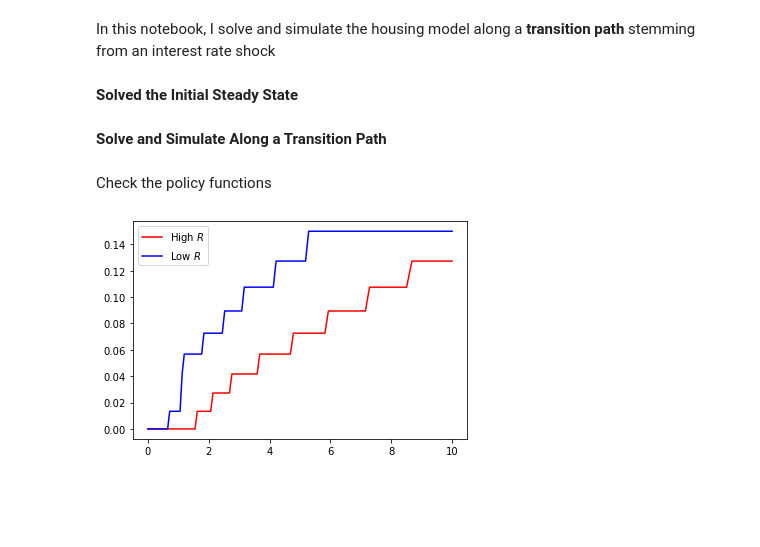
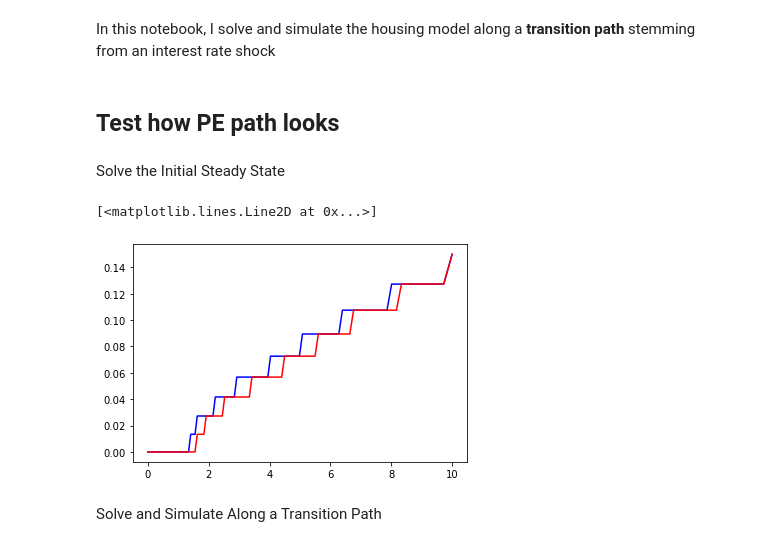
Before and after one commit to madsankern/MA_thesis, a Jupyter notebook: 01 - Transition.ipynb, the cells around one changed output. Saved outputs shown, nothing was run; the diff lists cells and outputs as text; code cells hidden in the pictures; blank space fills up the shorter version.

```diff
--- a/01 - Transition.ipynb
+++ b/01 - Transition.ipynb
@@ -18,7 +18,15 @@ from DurableConsumptionModel import DurableConsumptionModelClass
 
 # Set the number of threads in numba
 nb.set_num_threads(4)
+# %% [markdown]
+## Test how PE path looks
 # %% [markdown]
-**Solved the Initial Steady State**
+Solve the Initial Steady State
+# %%
+plt.plot(model.par.grid_m, model.sol_path.d_adj[201,0,1,:], color = 'blue', linewidth = '1.5', label = r'Low $R$')
+plt.plot(model.par.grid_m, model.sol_path.d_adj[199,0,1,:], color = 'red', linewidth = '1.5', label = r'High $R$')
+# %% [output]
+[<matplotlib.lines.Line2D at 0x...>]
+[figure, added]
 # %%
 model = DurableConsumptionModelClass(name='example_negm',par={'solmethod':'negm', 'do_print':False})
@@ -28,2 +35,2 @@ model.solve()
 # %% [markdown]
-**Solve and Simulate Along a Transition Path**
+Solve and Simulate Along a Transition Path
@@ -34,10 +36,0 @@ model.simulate_path()
-# %% [markdown]
-Check the policy functions
-# %%
-plt.plot(model.par.grid_m, model.sol_path.d_adj[199,0,1,:], color = 'red', linewidth = '1.5', label = r'High $R$')
-plt.plot(model.par.grid_m, model.sol_path.d_adj[210,0,1,:], color = 'blue', linewidth = '1.5', label = r'Low $R$')
-
-plt.legend()
-plt.show()
-# %% [output]
-[figure, removed]
```
Also changed, not shown: parts of 37 cells of this notebook.
